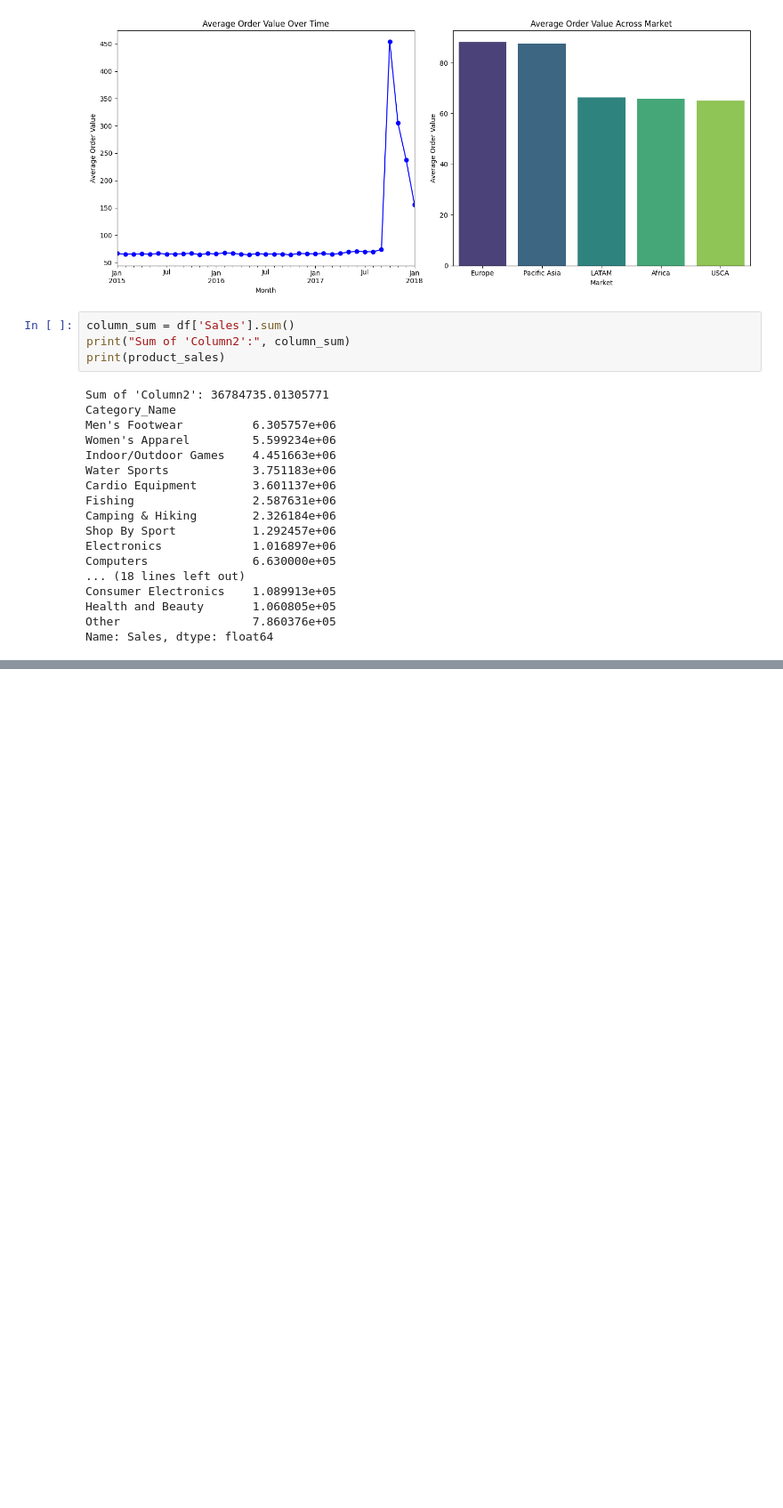
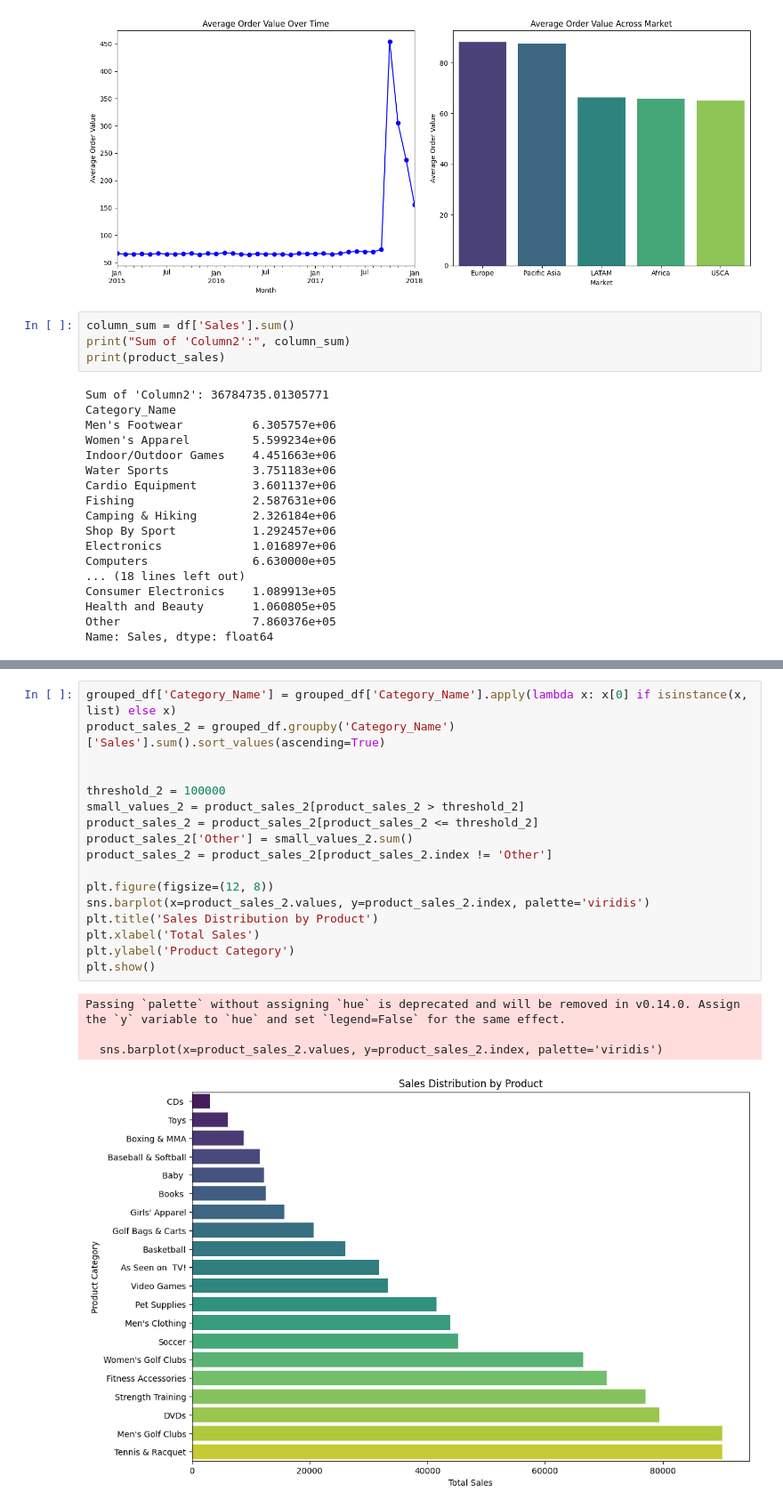
Before and after one commit to CCNY-Analytics-and-Quant/Branly_BAF23, a Jupyter notebook: Final Project.ipynb, the cells around one changed output, grey strips where cells are left out. Shown at 89% size. Drawn from its saved outputs; the diff is of its cells as text; blank space fills up the shorter version.

```diff
--- a/Final Project.ipynb
+++ b/Final Project.ipynb
@@ -324,0 +363,22 @@ Name: Sales, dtype: float64
+# %%
+grouped_df['Category_Name'] = grouped_df['Category_Name'].apply(lambda x: x[0] if isinstance(x, list) else x)
+product_sales_2 = grouped_df.groupby('Category_Name')['Sales'].sum().sort_values(ascending=True)
+
+
+threshold_2 = 100000
+small_values_2 = product_sales_2[product_sales_2 > threshold_2]
+product_sales_2 = product_sales_2[product_sales_2 <= threshold_2]
+product_sales_2['Other'] = small_values_2.sum()
+product_sales_2 = product_sales_2[product_sales_2.index != 'Other']
+
+plt.figure(figsize=(12, 8))
+sns.barplot(x=product_sales_2.values, y=product_sales_2.index, palette='viridis')
+plt.title('Sales Distribution by Product')
+plt.xlabel('Total Sales')
+plt.ylabel('Product Category')
+plt.show()
+# %% [output]
+Passing `palette` without assigning `hue` is deprecated and will be removed in v0.14.0. Assign the `y` variable to `hue` and set `legend=False` for the same effect.
+
+  sns.barplot(x=product_sales_2.values, y=product_sales_2.index, palette='viridis')
+[figure, added]
```
Also changed, not shown: parts of 5 cells of this notebook.
